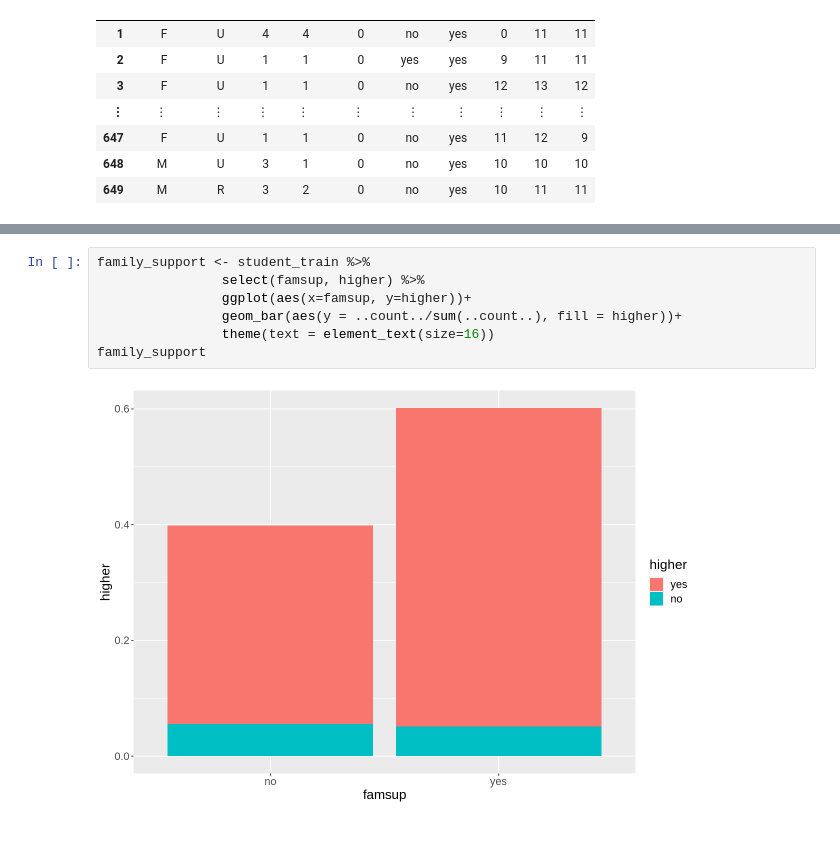
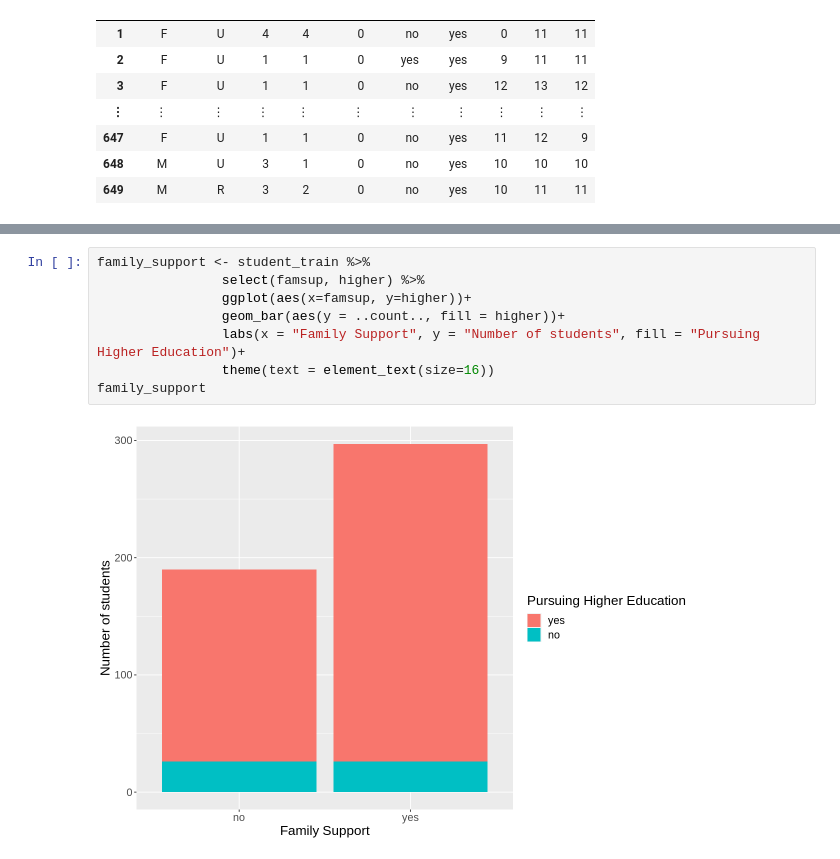
Before and after one commit to michelleykim/student_performance_analysis, a Jupyter notebook: proposal.ipynb, the cells around one changed output, grey strips where cells are left out. Drawn from its saved outputs; the diff is of its cells as text.

```diff
--- a/proposal.ipynb
+++ b/proposal.ipynb
@@ -144,9 +129,10 @@ student_failures
 # %%
 family_support <- student_train %>%
                 select(famsup, higher) %>%
                 ggplot(aes(x=famsup, y=higher))+
-                geom_bar(aes(y = ..count../sum(..count..), fill = higher))+
+                geom_bar(aes(y = ..count.., fill = higher))+
+                labs(x = "Family Support", y = "Number of students", fill = "Pursuing Higher Education")+
                 theme(text = element_text(size=16))
 family_support
 # %% [output]
-[figure, old version]
+[figure, new version]
```
Also changed, not shown: parts of 8 cells of this notebook.
